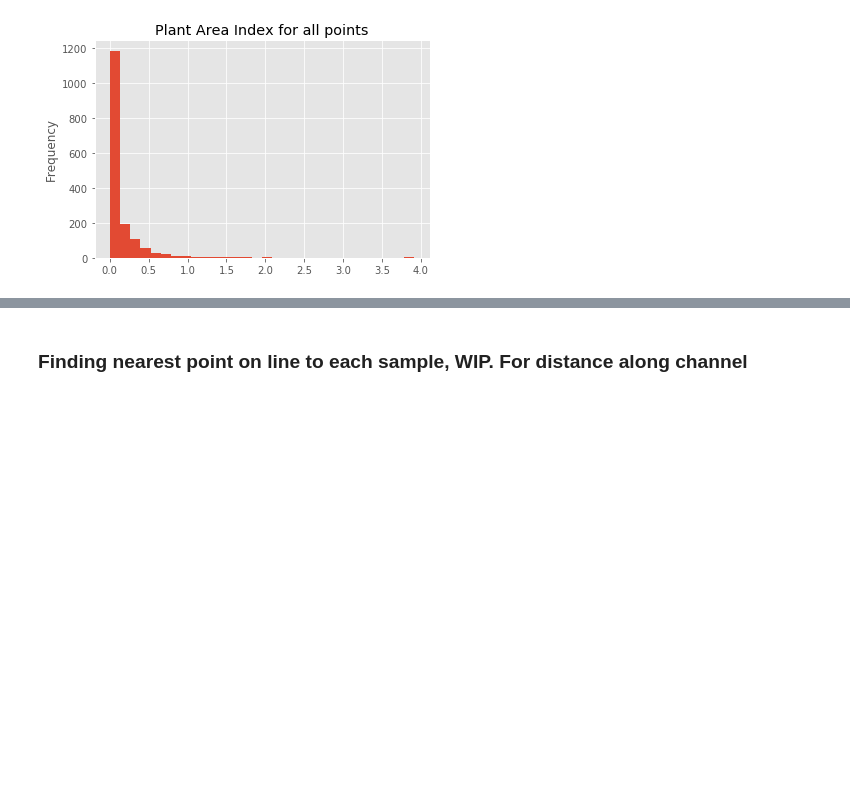
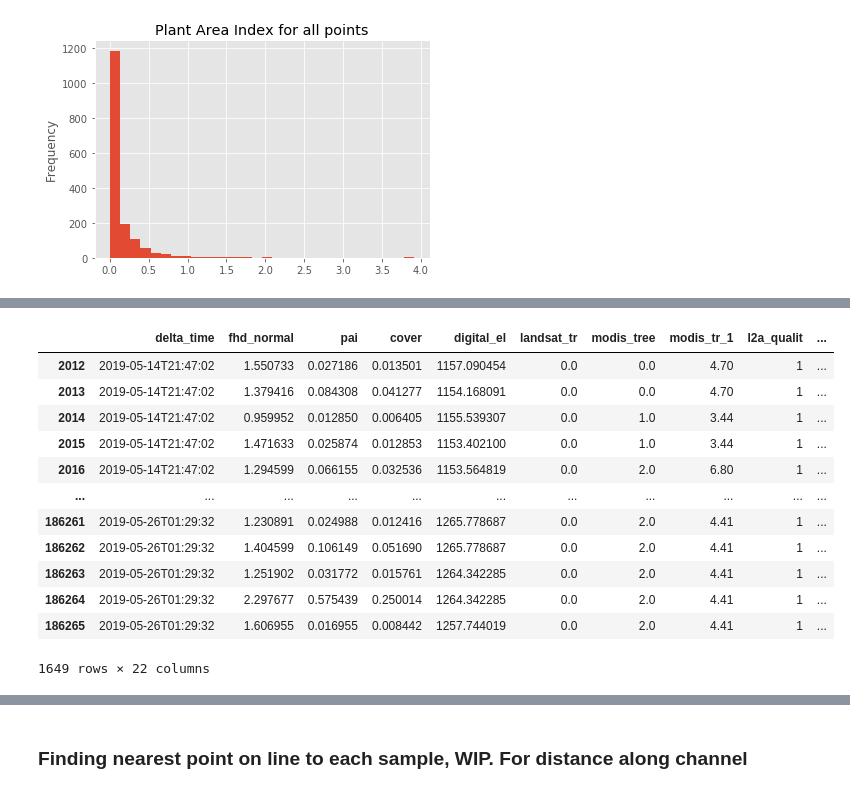
Before and after one commit to rbavery/sprnca_gedi, a Jupyter notebook: gedi_explore.ipynb, the cells around one changed output, grey strips where cells are left out. Cells and saved outputs as stored; diff of their text form; code cells hidden in the pictures; blank space fills up the shorter version.

```diff
--- a/gedi_explore.ipynb
+++ b/gedi_explore.ipynb
@@ -271,6 +229,22 @@ x = y_ticks | (points & x_ticks)
 x
 # %% [output]
 [interactive output not drawn]
+# %%
+riparian_df_utm
+# %% [output]
+|  | delta_time | fhd_normal | pai | cover | digital_el | landsat_tr | modis_tree | modis_tr_1 | l2a_qualit | ... |
+| 2012 | 2019-05-14T21:47:02 | 1.550733 | 0.027186 | 0.013501 | 1157.090454 | 0.0 | 0.0 | 4.70 | 1 | ... |
+| 2013 | 2019-05-14T21:47:02 | 1.379416 | 0.084308 | 0.041277 | 1154.168091 | 0.0 | 0.0 | 4.70 | 1 | ... |
+| 2014 | 2019-05-14T21:47:02 | 0.959952 | 0.012850 | 0.006405 | 1155.539307 | 0.0 | 1.0 | 3.44 | 1 | ... |
+| 2015 | 2019-05-14T21:47:02 | 1.471633 | 0.025874 | 0.012853 | 1153.402100 | 0.0 | 1.0 | 3.44 | 1 | ... |
+| 2016 | 2019-05-14T21:47:02 | 1.294599 | 0.066155 | 0.032536 | 1153.564819 | 0.0 | 2.0 | 6.80 | 1 | ... |
+| ... | ... | ... | ... | ... | ... | ... | ... | ... | ... | ... |
+| 186261 | 2019-05-26T01:29:32 | 1.230891 | 0.024988 | 0.012416 | 1265.778687 | 0.0 | 2.0 | 4.41 | 1 | ... |
+| 186262 | 2019-05-26T01:29:32 | 1.404599 | 0.106149 | 0.051690 | 1265.778687 | 0.0 | 2.0 | 4.41 | 1 | ... |
+| 186263 | 2019-05-26T01:29:32 | 1.251902 | 0.031772 | 0.015761 | 1264.342285 | 0.0 | 2.0 | 4.41 | 1 | ... |
+| 186264 | 2019-05-26T01:29:32 | 2.297677 | 0.575439 | 0.250014 | 1264.342285 | 0.0 | 2.0 | 4.41 | 1 | ... |
+| 186265 | 2019-05-26T01:29:32 | 1.606955 | 0.016955 | 0.008442 | 1257.744019 | 0.0 | 2.0 | 4.41 | 1 | ... |
+1649 rows × 22 columns
 # %%
 import altair as alt
 
```
Also changed, not shown: parts of 10 cells of this notebook, 3 other files.
